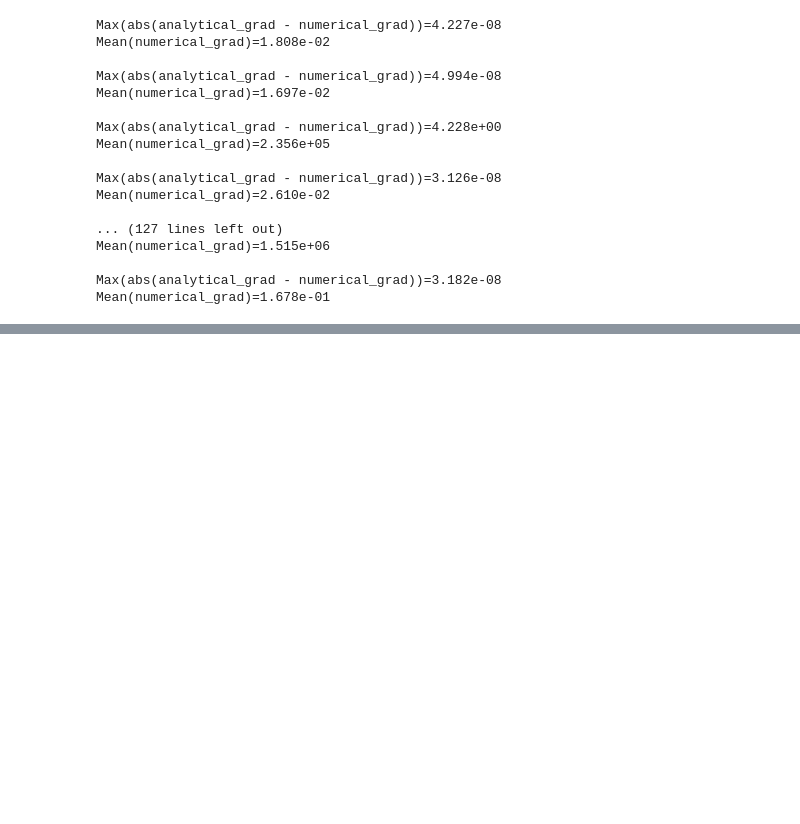
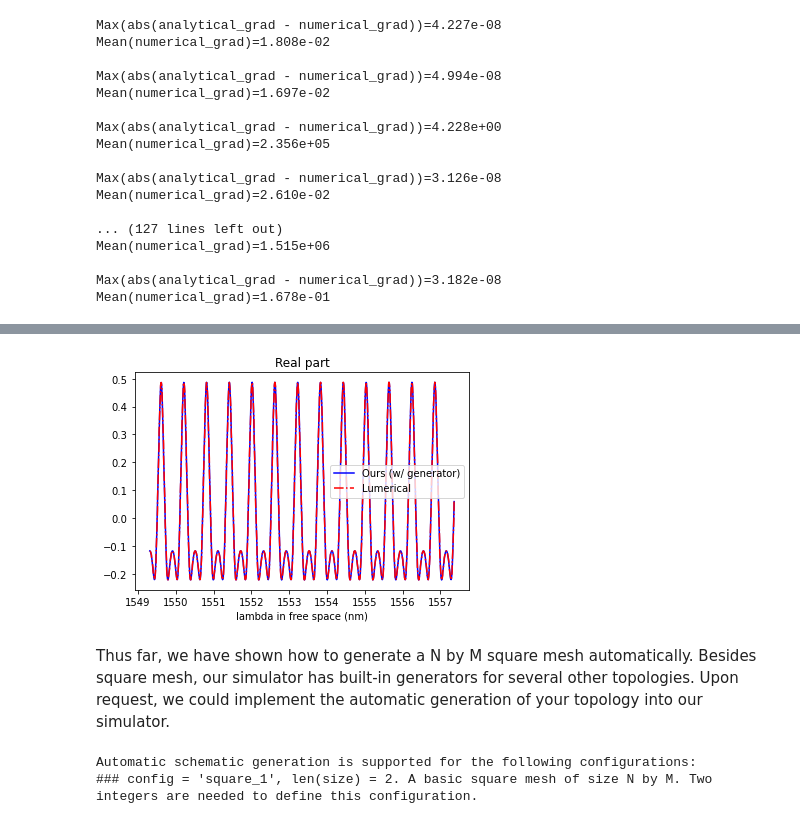
Before and after one commit to zhengqigao/spode, a Jupyter notebook: tutorials/lesson2_verify_2by2_mesh/main.ipynb, the cells around one changed output, grey strips where cells are left out. Saved outputs shown, nothing was run; the diff lists cells and outputs as text; code cells hidden in the pictures; blank space fills up the shorter version.

```diff
--- a/tutorials/lesson2_verify_2by2_mesh/main.ipynb
+++ b/tutorials/lesson2_verify_2by2_mesh/main.ipynb
@@ -217,0 +283,23 @@ Mean(numerical_grad)=1.678e-01
+# %%
+plt.figure()
+plt.plot(2 * np.pi * FreeLightSpeed / circuit.omega * 1e9, np.real(response_by_generator[0, :, outward_ind]), 'blue', linestyle='-',
+         label='Ours (w/ generator)')
+
+file_path = './lumerical_files/circuit2_real.txt'
+if os.path.exists(file_path):
+    wl, result = parse_lumerical_result(file_path)
+    plt.plot(wl, result, 'r', linestyle='-.', label='Lumerical')
+
+plt.xlabel('lambda in free space (nm)')
+plt.legend()
+plt.title('Real part')
+plt.show()
+# %% [output]
+[figure, added]
+# %% [markdown]
+Thus far, we have shown how to generate a N by M square mesh automatically. Besides square mesh, our simulator has built-in generators for several other topologies. Upon request, we could implement the automatic generation of your topology into our simulator.
+# %%
+get_supported_config()
+# %% [output]
+Automatic schematic generation is supported for the following configurations:
+### config = 'square_1', len(size) = 2. A basic square mesh of size N by M. Two integers are needed to define this configuration.
```
Also changed, not shown: parts of 12 cells of this notebook, 7 other files.
